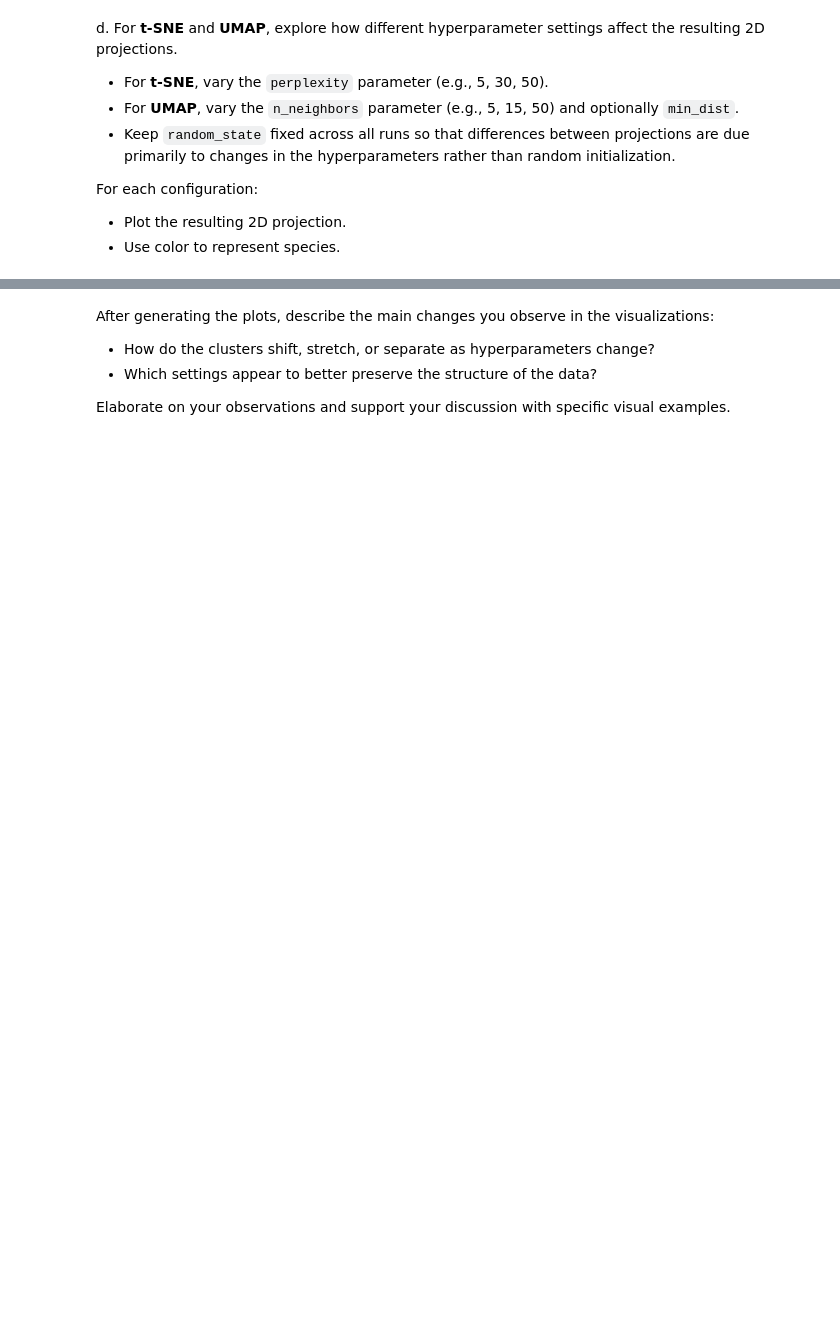
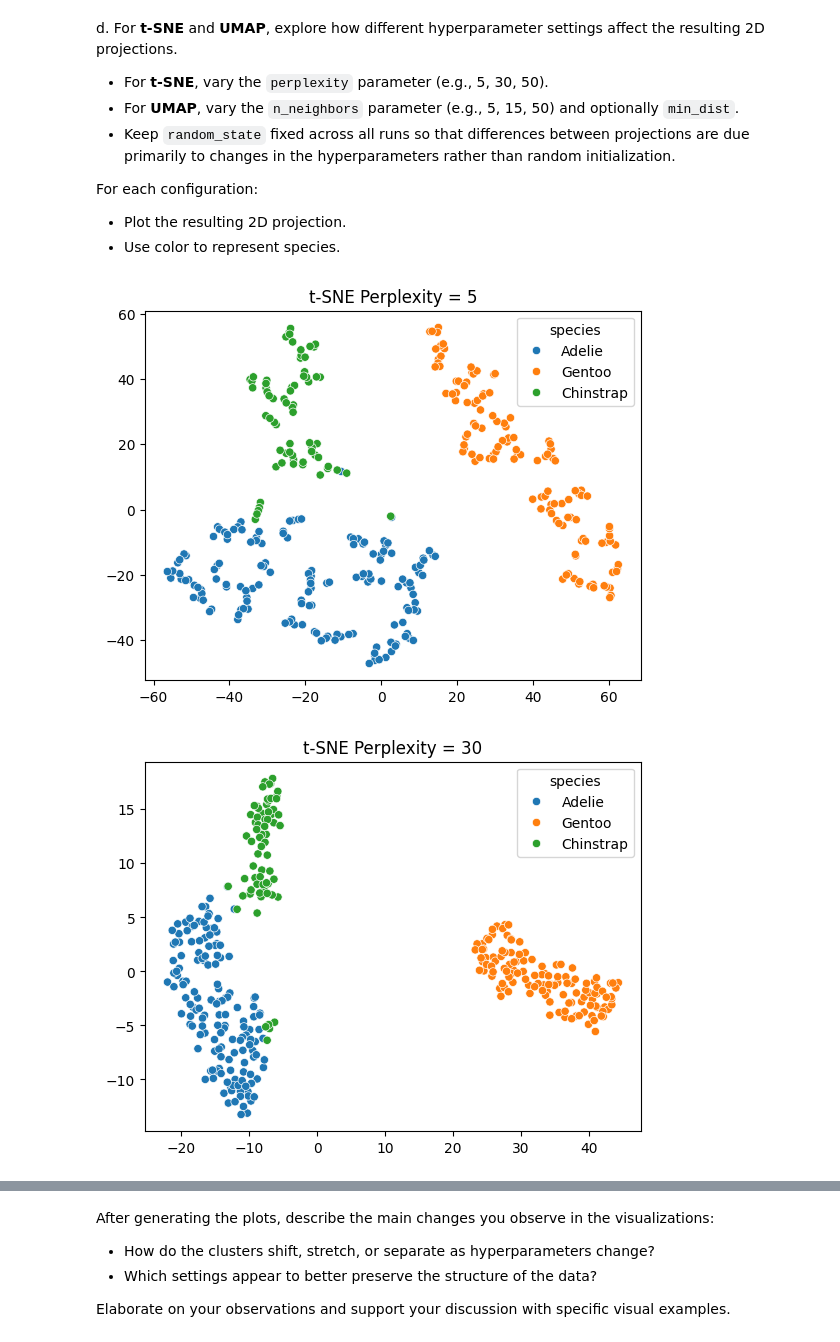
Before and after one commit to fortunecookie040/DS_4021_Labs, a Jupyter notebook: 03_Lab/03-tsne-and-umap.ipynb, the cells around one changed output, grey strips where cells are left out. Drawn from its saved outputs; the diff is of its cells as text; code cells hidden in the pictures; blank space fills up the shorter version.

```diff
--- a/03_Lab/03-tsne-and-umap.ipynb
+++ b/03_Lab/03-tsne-and-umap.ipynb
@@ -156,4 +161,18 @@ For each configuration:
 - Plot the resulting 2D projection.
 - Use color to represent species.
 # %%
-# YOUR CODE HERE
+# T-SNE
+from sklearn.manifold import TSNE
+perplexities = [5, 30, 50]
+tsne = TSNE()
+
+for p in perplexities:
+    tsne = TSNE(n_components = 2, perplexity= p, random_state = 1234)
+    X_tsne_p = tsne.fit_transform(X_std)
+
+    sns.scatterplot(x= X_tsne_p[:, 0], y=X_tsne_p[:, 1], hue=df["species"])
+    plt.title(f"t-SNE Perplexity = {p}")
+    plt.show()
+# %% [output]
+[figure, added]
+[figure, added]
```
Also changed, not shown: parts of 7 cells of this notebook.
